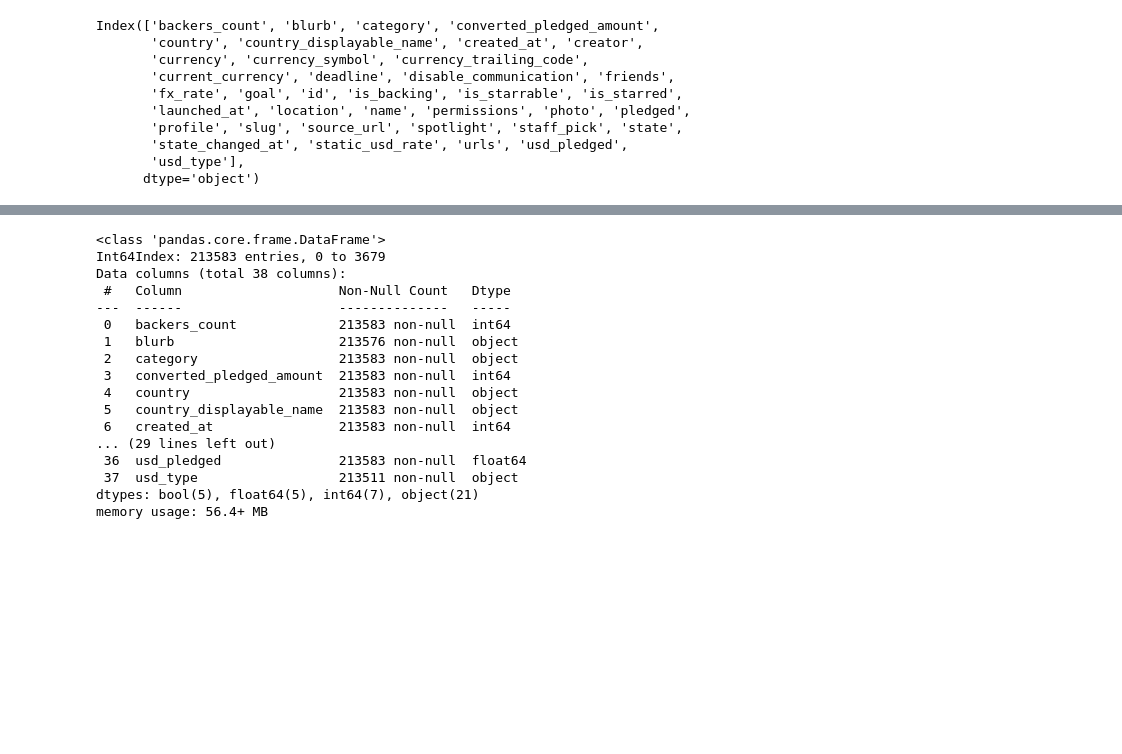
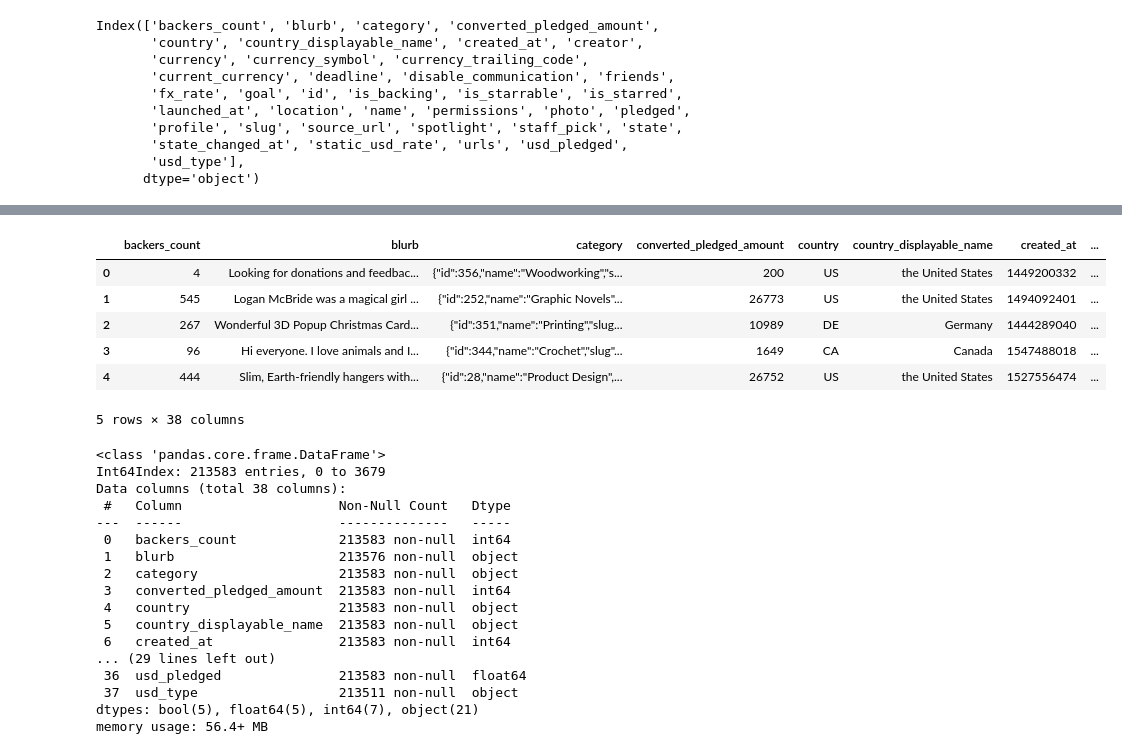
Before and after one commit to alicetsai1020/campaigns_on_kickstarter, a Jupyter notebook: draft.ipynb, the cells around one changed output, grey strips where cells are left out. Saved outputs shown, nothing was run; the diff lists cells and outputs as text; code cells hidden in the pictures; blank space fills up the shorter version.

```diff
--- a/draft.ipynb
+++ b/draft.ipynb
@@ -59,3 +77,13 @@ Index(['backers_count', 'blurb', 'category', 'converted_pledged_amount',
+# %%
+df_all.head()
+# %% [output]
+|  | backers_count | blurb | category | converted_pledged_amount | country | country_displayable_name | created_at | ... |
+| 0 | 4 | Looking for donations and feedbac... | {"id":356,"name":"Woodworking","s... | 200 | US | the United States | 1449200332 | ... |
+| 1 | 545 | Logan McBride was a magical girl ... | {"id":252,"name":"Graphic Novels"... | 26773 | US | the United States | 1494092401 | ... |
+| 2 | 267 | Wonderful 3D Popup Christmas Card... | {"id":351,"name":"Printing","slug... | 10989 | DE | Germany | 1444289040 | ... |
+| 3 | 96 | Hi everyone. I love animals and I... | {"id":344,"name":"Crochet","slug"... | 1649 | CA | Canada | 1547488018 | ... |
+| 4 | 444 | Slim, Earth-friendly hangers with... | {"id":28,"name":"Product Design",... | 26752 | US | the United States | 1527556474 | ... |
+5 rows × 38 columns
 # %%
 df_all.info()
 # %% [output]
```
Also changed, not shown: parts of 38 cells of this notebook.
